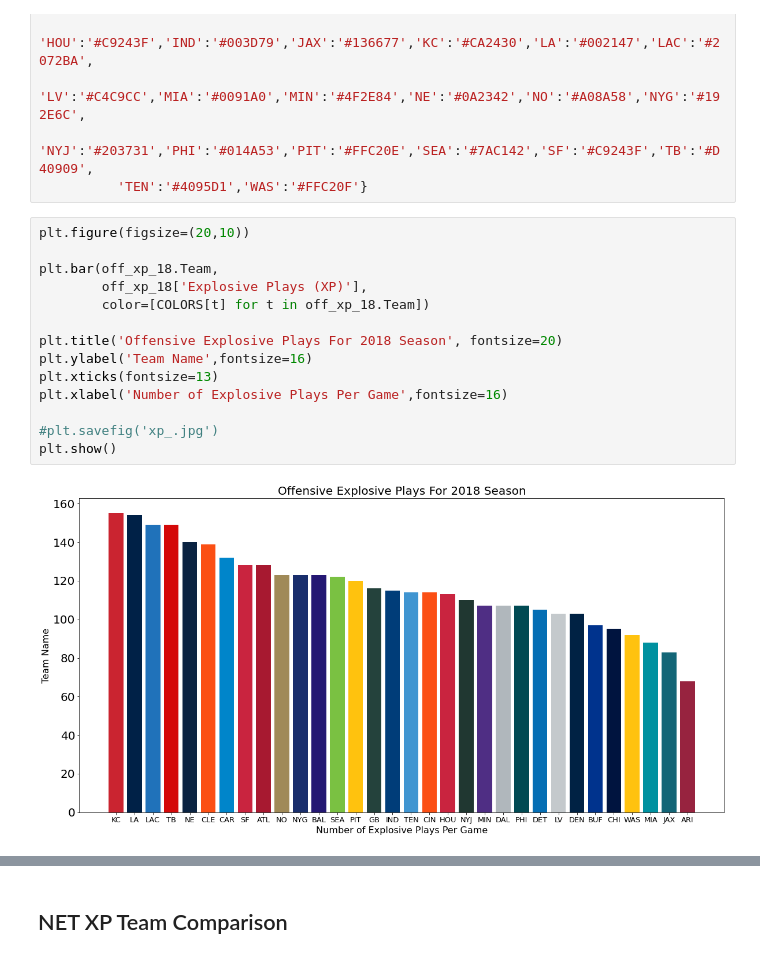
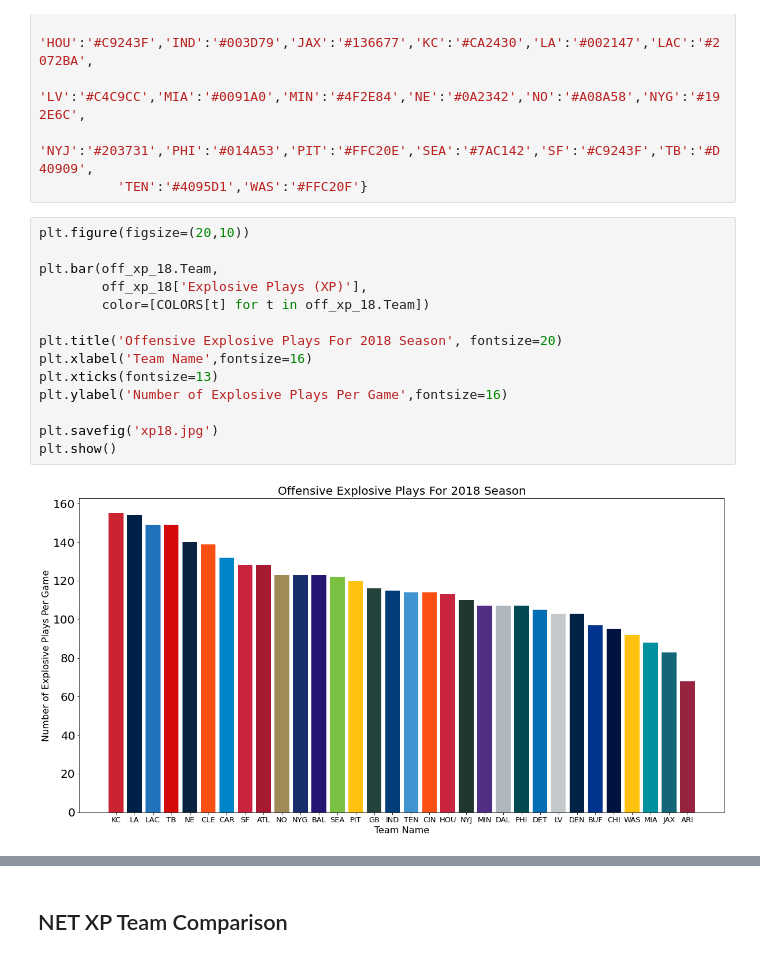
Before and after one commit to JJHick95/NFL-Play-Predictor, a Jupyter notebook: reports/Capstone_Final_Notebook.ipynb, the cells around one changed output, grey strips where cells are left out. Saved outputs shown, nothing was run; the diff lists cells and outputs as text.

Commit message:
updated images

```diff
--- a/reports/Capstone_Final_Notebook.ipynb
+++ b/reports/Capstone_Final_Notebook.ipynb
@@ -440,19 +440,19 @@ COLORS = {'ARI':'#97233F','ATL':'#A71930','BAL':'#241773','BUF':'#00338D','CAR':
 # %%
 plt.figure(figsize=(20,10))
 
 plt.bar(off_xp_18.Team,
         off_xp_18['Explosive Plays (XP)'],
         color=[COLORS[t] for t in off_xp_18.Team])
 
 plt.title('Offensive Explosive Plays For 2018 Season', fontsize=20)
-plt.ylabel('Team Name',fontsize=16)
+plt.xlabel('Team Name',fontsize=16)
 plt.xticks(fontsize=13)
-plt.xlabel('Number of Explosive Plays Per Game',fontsize=16)
+plt.ylabel('Number of Explosive Plays Per Game',fontsize=16)
 
-#plt.savefig('xp_.jpg')
+plt.savefig('xp18.jpg')
 plt.show()
 # %% [output]
-[figure, old version]
+[figure, new version]
 # %%
 plt.figure(figsize=(20,10))
 
```
Also changed, not shown: parts of 2 cells of this notebook, 3 other files.
